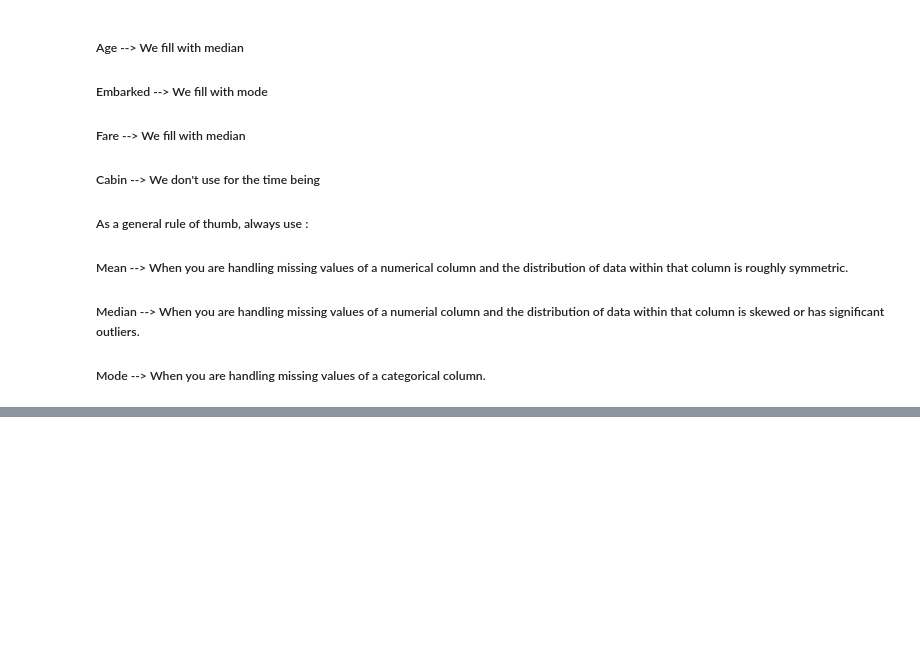
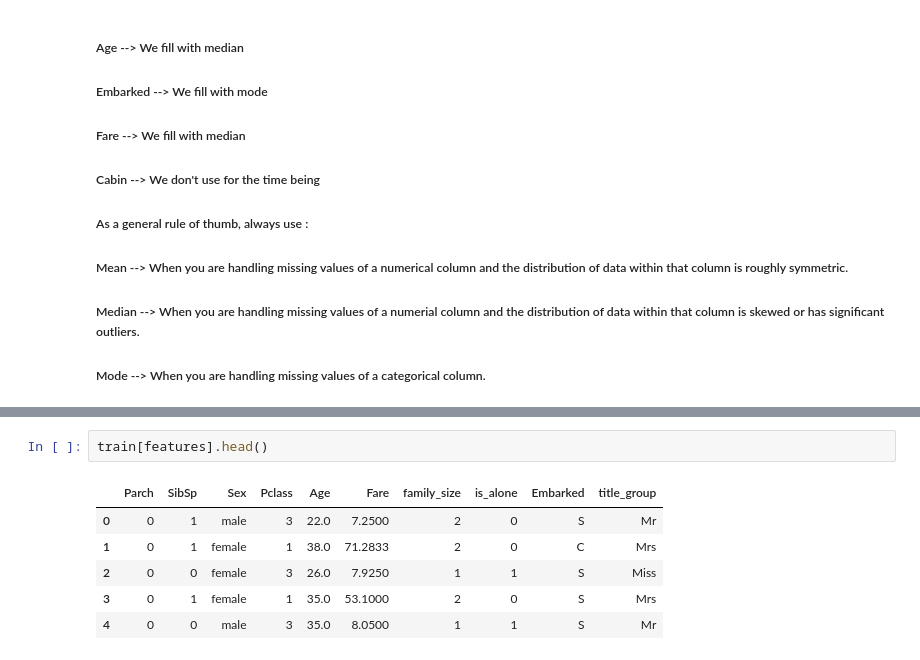
Before and after one commit to Sid1813/kaggle, a Jupyter notebook: Titanic - Machine Learning from Disaster/model_versions/titanic_v4.ipynb, the cells around one changed output, grey strips where cells are left out. Drawn from its saved outputs; the diff is of its cells as text; blank space fills up the shorter version.

```diff
--- a/Titanic - Machine Learning from Disaster/model_versions/titanic_v4.ipynb
+++ b/Titanic - Machine Learning from Disaster/model_versions/titanic_v4.ipynb
@@ -572,0 +586,9 @@ dtype: int64
+# %%
+train[features].head()
+# %% [output]
+|  | Parch | SibSp | Sex | Pclass | Age | Fare | family_size | is_alone | Embarked | title_group |
+| 0 | 0 | 1 | male | 3 | 22.0 | 7.2500 | 2 | 0 | S | Mr |
+| 1 | 0 | 1 | female | 1 | 38.0 | 71.2833 | 2 | 0 | C | Mrs |
+| 2 | 0 | 0 | female | 3 | 26.0 | 7.9250 | 1 | 1 | S | Miss |
+| 3 | 0 | 1 | female | 1 | 35.0 | 53.1000 | 2 | 0 | S | Mrs |
+| 4 | 0 | 0 | male | 3 | 35.0 | 8.0500 | 1 | 1 | S | Mr |
```
Also changed, not shown: parts of 22 cells of this notebook.
